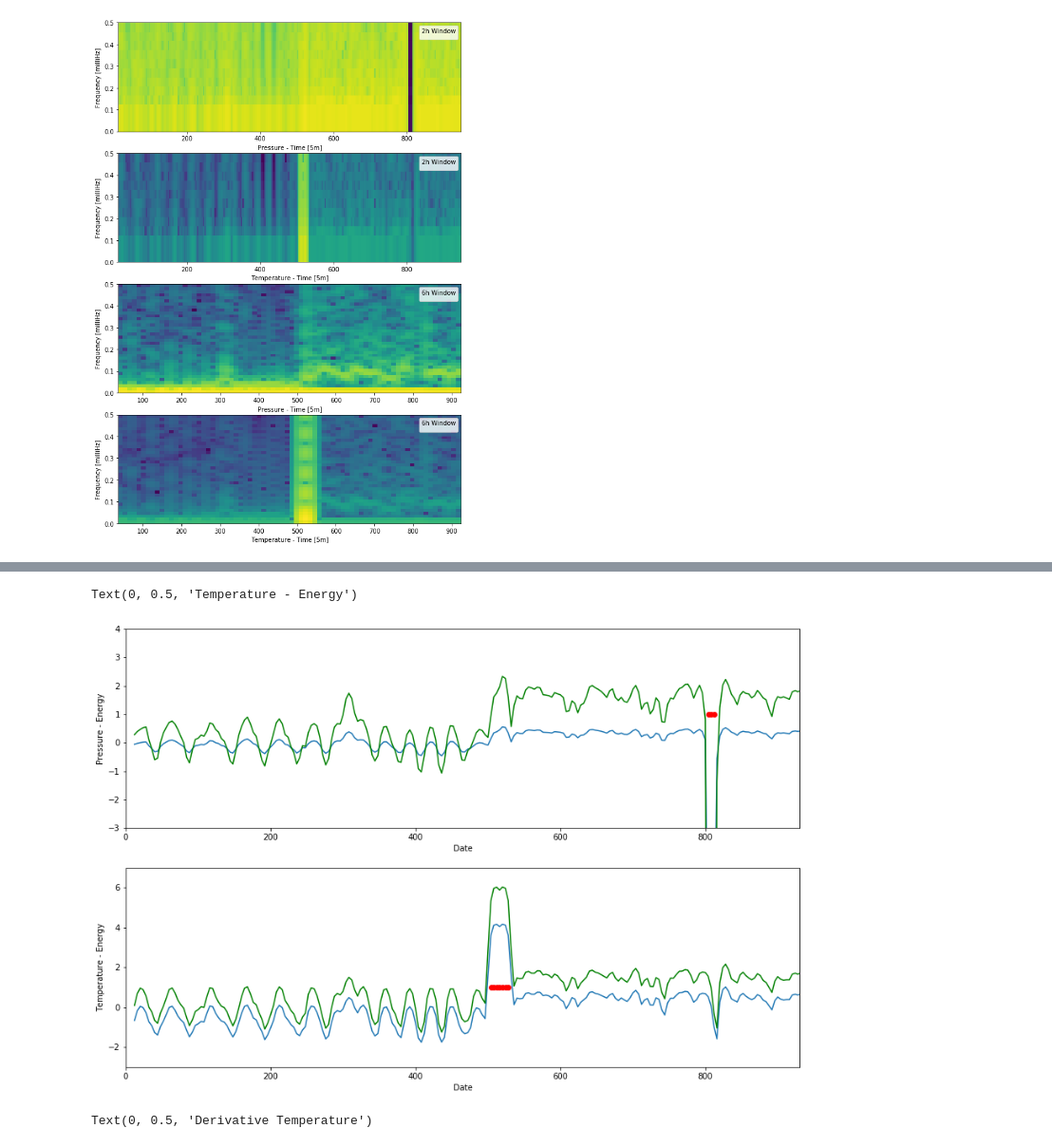
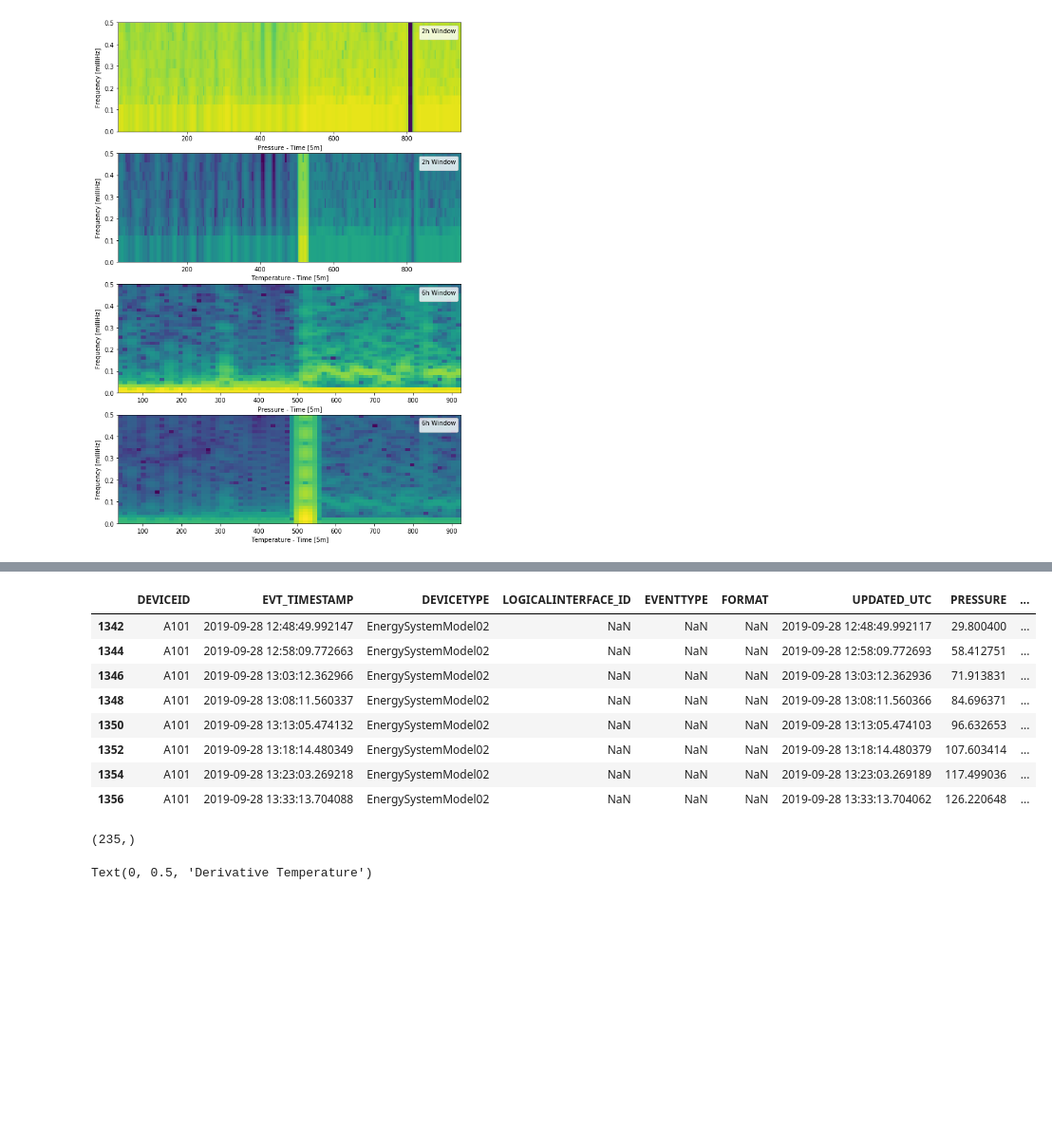
Before and after one commit to sedgewickmm18/mmfunctions, a Jupyter notebook: AnomalyFerreira-JB.ipynb, the cells around one changed output, grey strips where cells are left out. Shown at 95% size. Cells and saved outputs as stored; diff of their text form; code cells hidden in the pictures; blank space fills up the shorter version.

```diff
--- a/AnomalyFerreira-JB.ipynb
+++ b/AnomalyFerreira-JB.ipynb
@@ -189,3 +215,15 @@ No handles with labels found to put in legend.
+# %%
+df_input[(df_input['TEMPERATURE']>100)]
+# %% [output]
+|  | DEVICEID | EVT_TIMESTAMP | DEVICETYPE | LOGICALINTERFACE_ID | EVENTTYPE | FORMAT | UPDATED_UTC | PRESSURE | ... |
+| 1342 | A101 | 2019-09-28 12:48:49.992147 | EnergySystemModel02 | NaN | NaN | NaN | 2019-09-28 12:48:49.992117 | 29.800400 | ... |
+| 1344 | A101 | 2019-09-28 12:58:09.772663 | EnergySystemModel02 | NaN | NaN | NaN | 2019-09-28 12:58:09.772693 | 58.412751 | ... |
+| 1346 | A101 | 2019-09-28 13:03:12.362966 | EnergySystemModel02 | NaN | NaN | NaN | 2019-09-28 13:03:12.362936 | 71.913831 | ... |
+| 1348 | A101 | 2019-09-28 13:08:11.560337 | EnergySystemModel02 | NaN | NaN | NaN | 2019-09-28 13:08:11.560366 | 84.696371 | ... |
+| 1350 | A101 | 2019-09-28 13:13:05.474132 | EnergySystemModel02 | NaN | NaN | NaN | 2019-09-28 13:13:05.474103 | 96.632653 | ... |
+| 1352 | A101 | 2019-09-28 13:18:14.480349 | EnergySystemModel02 | NaN | NaN | NaN | 2019-09-28 13:18:14.480379 | 107.603414 | ... |
+| 1354 | A101 | 2019-09-28 13:23:03.269218 | EnergySystemModel02 | NaN | NaN | NaN | 2019-09-28 13:23:03.269189 | 117.499036 | ... |
+| 1356 | A101 | 2019-09-28 13:33:13.704088 | EnergySystemModel02 | NaN | NaN | NaN | 2019-09-28 13:33:13.704062 | 126.220648 | ... |
 # %%
 # compute zscore over the energy
 eps_zscore = (EPS - EPS.mean())/EPS.std(ddof=0)
@@ -198,30 +236,9 @@ ets_zscoreb = abs((ets_zscore > 3).astype(float) + (ets_zscore < -3).astype(floa
 # make matplotlib not plot the zeroes
 eps_zscoreb[eps_zscoreb == 0] = 'nan'
 ets_zscoreb[ets_zscoreb == 0] = 'nan'
+ets_zscore.shape
+# %% [output]
+(235,)
-# %%
-#EPS = np.dot(SxPS.T, freqsPS)
-#EPS = np.log10(np.dot(SxPS.T, freqsPS))
-EPS = np.log10(np.dot(SxPS.T, freqsPS))
-ETS = np.log10(np.dot(SxTS.T, freqsTS))
-
-f, ax = plt.subplots(2,1,figsize=(15,10))
-ax[0].plot(timesPS, eps_zscore)
-ax[0].plot(timesPS, EPS, color = 'green')
-ax[0].set_ylim(-3, 4)
-ax[0].set_xlim(0, 930)
-ax[0].scatter(timesPS, eps_zscoreb, color = 'red')
-ax[0].set_xlabel('Date')
-ax[0].set_ylabel('Pressure - Energy')
-ax[1].plot(timesPS, ets_zscore)
-ax[1].plot(timesTS, ETS, color = 'green')
-ax[1].set_ylim(-3, 7)
-ax[1].set_xlim(0, 930)
-ax[1].scatter(timesTS, ets_zscoreb, color = 'red')
-ax[1].set_xlabel('Date')
-ax[1].set_ylabel('Temperature - Energy')
-# %% [output]
-Text(0, 0.5, 'Temperature - Energy')
-[figure, removed]
 # %%
 # look at the first discrete derivate (time)
 temp_dvp = np.append(np.diff(df_temp['PRESSURE']),0)
```
Also changed, not shown: parts of 10 cells of this notebook, 1 other file.
